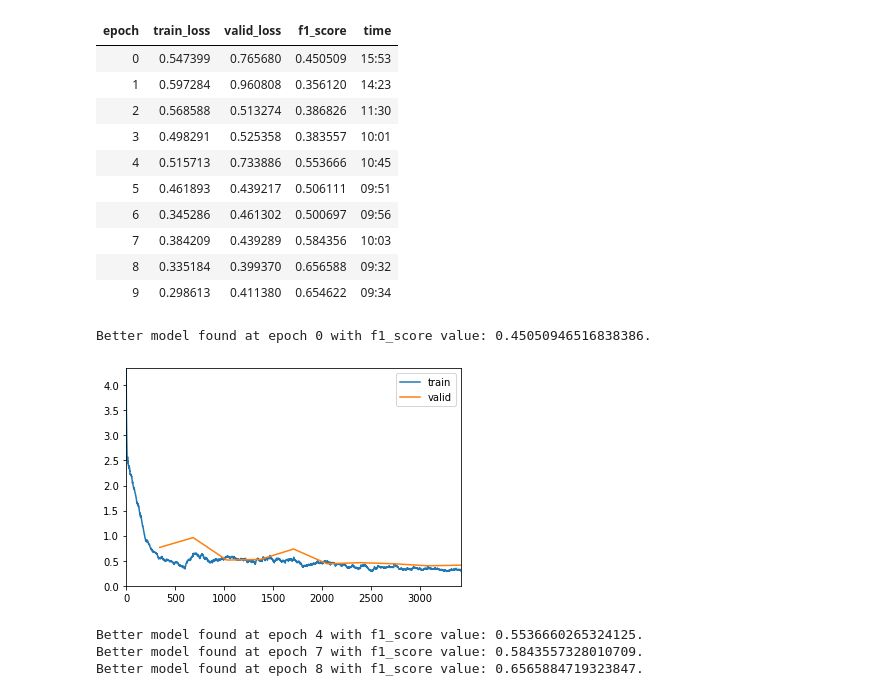
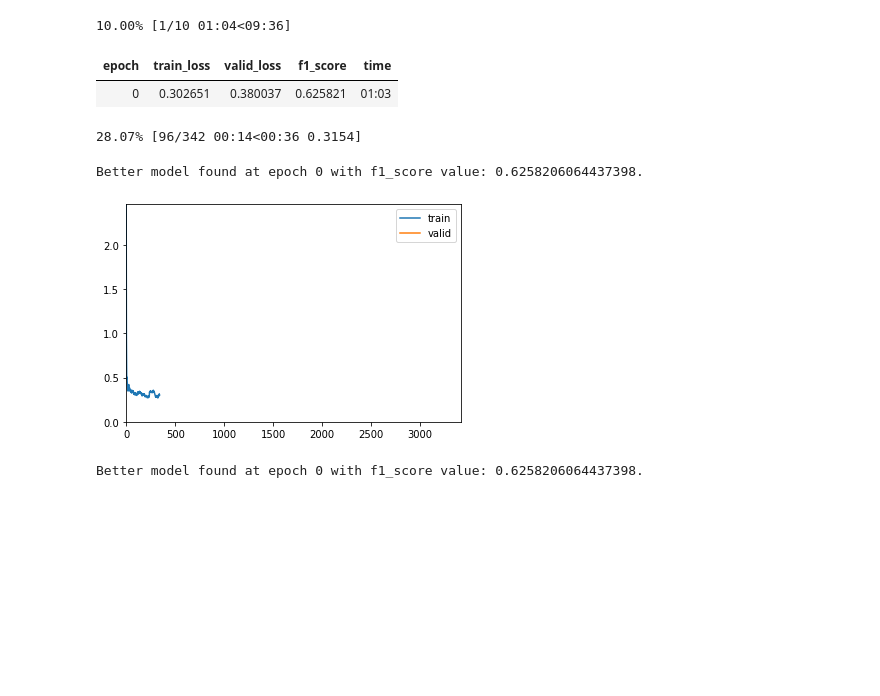
Before and after one commit to peluz/victor-visual-text, a Jupyter notebook: sequence_clf_from_embs.ipynb, the cells around one changed output. Cells and saved outputs as stored; diff of their text form; code cells hidden in the pictures; blank space fills up the shorter version.

```diff
--- a/sequence_clf_from_embs.ipynb
+++ b/sequence_clf_from_embs.ipynb
@@ -60,2 +78,2 @@ torch.save(dls, "./data/dls_sequence_from_embs.pth")
 # %%
-dls = torch.load("./data/dls_sequence_from_embs.pth")
+dls = torch.load("./data/dls_sequence_from_embs_v3.pth")
@@ -62,6 +84,9 @@ dls = torch.load("./data/dls_sequence_from_embs.pth")
 # %%
 class LSTMModel(Module):
-    def __init__(self, input_dim, out_dim, hidden_dim=128):
+    def __init__(self, input_dim, out_dim, hidden_dim=128, img_emb_dim=4096, text_emb_dim=3840):
+        self.img_none_emb = torch.nn.Embedding(num_embeddings=1, embedding_dim=img_emb_dim).cuda()
+        self.text_none_emb = torch.nn.Embedding(num_embeddings=1, embedding_dim=text_emb_dim).cuda()
+        self.index= tensor(0).cuda()
         self.lstm = torch.nn.LSTM(input_size=hidden_dim*4, hidden_size=hidden_dim,
                                   batch_first=True, bidirectional=True).cuda()
         self.bn1 = nn.BatchNorm1d(input_dim, momentum=0.01).cuda()
@@ -72,7 +97,10 @@ class LSTMModel(Module):
         self.lin2 = nn.Linear(hidden_dim*2, out_dim).cuda()
         self.relu = nn.ReLU().cuda()
 
-    def forward(self, x):
+    def forward(self, img_act, text_act, img_none, text_none):
+        img_act[img_none==1] = self.img_none_emb(self.index)
+        text_act[text_none==1] = self.text_none_emb(self.index)
+        x = torch.cat([img_act, text_act], axis=-1)
         x = x.permute(0, 2, 1)
         x = self.bn1(x)
         x = self.drop1(x)
@@ -149,25 +177,16 @@ SuggestedLRs(lr_min=0.02089296132326126, lr_steep=0.5248074531555176)
 # %%
-learn.add_cbs([SaveModelCallback(monitor='f1_score', fname='best_sequence_from_embs128'),
+learn.add_cbs([SaveModelCallback(monitor='f1_score', fname='best_sequence_from_embs128_v2'),
                                        ShowGraphCallback()])
 # %%
-learn.fit_one_cycle(10, lr_max=1e-2)
+learn.fit_one_cycle(10, lr_max=1e-3)
 # %% [output]
+10.00% [1/10 01:04<09:36]
 | epoch | train_loss | valid_loss | f1_score | time |
-| 0 | 0.547399 | 0.765680 | 0.450509 | 15:53 |
-| 1 | 0.597284 | 0.960808 | 0.356120 | 14:23 |
-| 2 | 0.568588 | 0.513274 | 0.386826 | 11:30 |
-| 3 | 0.498291 | 0.525358 | 0.383557 | 10:01 |
-| 4 | 0.515713 | 0.733886 | 0.553666 | 10:45 |
-| 5 | 0.461893 | 0.439217 | 0.506111 | 09:51 |
-| 6 | 0.345286 | 0.461302 | 0.500697 | 09:56 |
-| 7 | 0.384209 | 0.439289 | 0.584356 | 10:03 |
-| 8 | 0.335184 | 0.399370 | 0.656588 | 09:32 |
-| 9 | 0.298613 | 0.411380 | 0.654622 | 09:34 |
+| 0 | 0.302651 | 0.380037 | 0.625821 | 01:03 |
-Better model found at epoch 0 with f1_score value: 0.45050946516838386.
+28.07% [96/342 00:14<00:36 0.3154]
+Better model found at epoch 0 with f1_score value: 0.6258206064437398.
-[figure, old version]
+[figure, new version]
-Better model found at epoch 4 with f1_score value: 0.5536660265324125.
-Better model found at epoch 7 with f1_score value: 0.5843557328010709.
-Better model found at epoch 8 with f1_score value: 0.6565884719323847.
+Better model found at epoch 0 with f1_score value: 0.6258206064437398.
 # %%
 model = LSTMModel(7936, 12, hidden_dim=256)
 # %%
```
Also changed, not shown: parts of 36 cells of this notebook, 4 other files.
